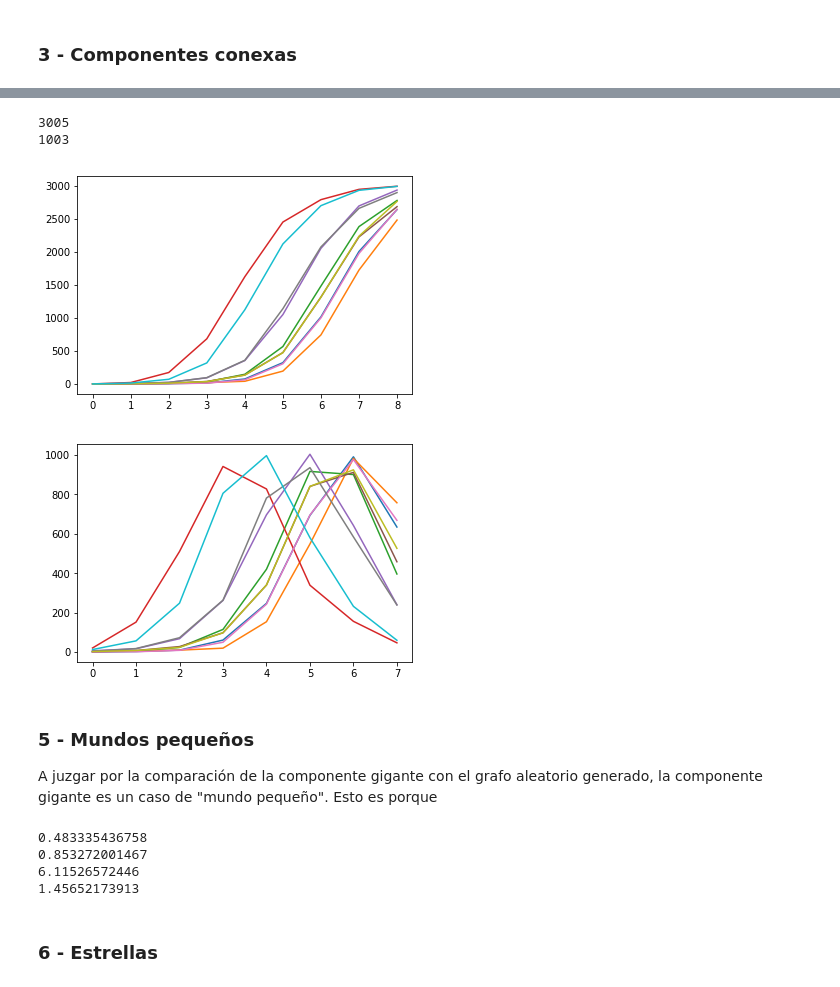
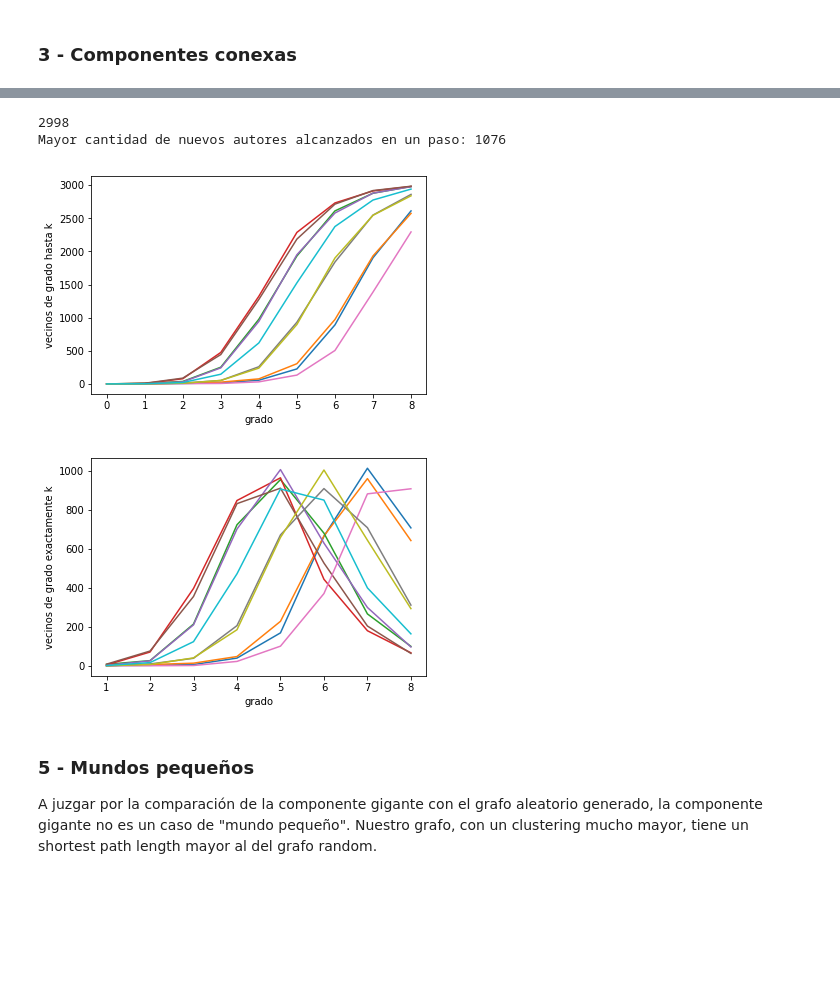
Before and after one commit to fhosen/CienciaDeDatos, a Jupyter notebook: TP4/TP4.ipynb, the cells around one changed output, grey strips where cells are left out. Cells and saved outputs as stored; diff of their text form; code cells hidden in the pictures; blank space fills up the shorter version.

```diff
--- a/TP4/TP4.ipynb
+++ b/TP4/TP4.ipynb
@@ -39,13 +39,13 @@ def authors_from(index):
     authors_str = db["Autores"][index]
     try: result = authors_str.split("&")
     except AttributeError:
-        print (db["Autores"][index])
+        #print (db["Autores"][index])
         return []
     filtered = []
     for i in range(len(result)):
         lower = result[i].strip().lower()
         filt = filter(str.isalnum, lower)
-        if len(filt) >= 1 and len(filt) < 25:
+        if len(filt) > 1 and len(filt) < 25:
             filtered.append(filt)
     return filtered
 
@@ -115,13 +113,19 @@ plt.show()
 ### 3 - Componentes conexas
 # %%
 print (nx.number_connected_components(graph))
-maxnodes = max([len(subgraph) for subgraph in (nx.connected_components(graph))])
-print (maxnodes)
 
-for subgraph in (nx.connected_components(graph)):
-    if len(subgraph) == maxnodes:
-        gigante = subgraph
+def get_largest_component(graph):
+    maxnodes = max([len(subgraph) for subgraph in (nx.connected_components(graph))])
 
-nx.draw_circular(graph.subgraph(gigante), node_size=20)
+    for subgraph in (nx.connected_components(graph)):
+        if len(subgraph) == maxnodes:
+            gigante = subgraph
+
+    return graph.subgraph(gigante)
+
+compGigante = get_largest_component(graph)
+print (compGigante.number_of_nodes())
+nx.draw_circular(compGigante, node_size=20)
+
 plt.show()
 # %% [output]
@@ -165,53 +173,36 @@ def k_nearest_neighbours(graph, node, k):
     dict_path_length = nx.shortest_path_length(graph, nodo)
     return [node for node in dict_path_length if dict_path_length[node] <= k]
 # %%
-compGigante = graph.subgraph(gigante)
-print len(gigante)
+n = compGigante.number_of_nodes()
+print n
 
 neighbours_by_degree = []
 dif = []
 mx = 0
 for i in range(10):
-    nodo = compGigante.nodes().items()[random.randint(0, len(gigante))][0]
+    nodo = compGigante.nodes().items()[random.randint(0, n)][0]
     neighbours_by_degree.append([len(k_nearest_neighbours(compGigante, nodo, i)) for i in range(9)])
     dif.append([neighbours_by_degree[-1][i + 1] - neighbours_by_degree[-1][i] for i in range(8)])
     mx = max(mx, max(dif[-1]))
-print mx
+print "Mayor cantidad de nuevos autores alcanzados en un paso:", mx
 # %% [output]
-3005
-1003
+2998
+Mayor cantidad de nuevos autores alcanzados en un paso: 1076
 # %%
 for y in neighbours_by_degree:
     plt.plot(range(len(y)), y)
+    plt.xlabel("grado")
+    plt.ylabel("vecinos de grado hasta k")
 plt.show()
 
 for y in dif:
-    plt.plot(range(len(y)), y)
+    plt.plot(range(1, len(y) + 1), y)
+    plt.xlabel("grado")
+    plt.ylabel("vecinos de grado exactamente k")
 plt.show()
 # %% [output]
-[figure, old version]
+[figure, new version]
-[figure, old version]
+[figure, new version]
 # %% [markdown]
 ### 5 - Mundos pequeños
-A juzgar por la comparación de la componente gigante con el grafo aleatorio generado, la componente gigante es un caso de "mundo pequeño". Esto es porque
+A juzgar por la comparación de la componente gigante con el grafo aleatorio generado, la componente gigante no es un caso de "mundo pequeño". Nuestro grafo, con un clustering mucho mayor, tiene un shortest path length mayor al del grafo random.
-# %%
-print nx.average_clustering(compGigante)
-rnd = nx.expected_degree_graph(dict_degree.values(), selfloops = False)
-
-maxnodes = max([len(subgraph) for subgraph in (nx.connected_components(rnd))])
-
-for subgraph in (nx.connected_components(rnd)):
-    if len(subgraph) == maxnodes:
-        giganternd = subgraph
-
-print nx.average_clustering(rnd.subgraph(giganternd))
-
-print nx.average_shortest_path_length(compGigante)
-print nx.average_shortest_path_length(rnd.subgraph(giganternd))
-# %% [output]
-0.483335436758
-0.853272001467
-6.11526572446
-1.45652173913
-# %% [markdown]
-### 6 - Estrellas
```
Also changed, not shown: parts of 12 cells of this notebook.
